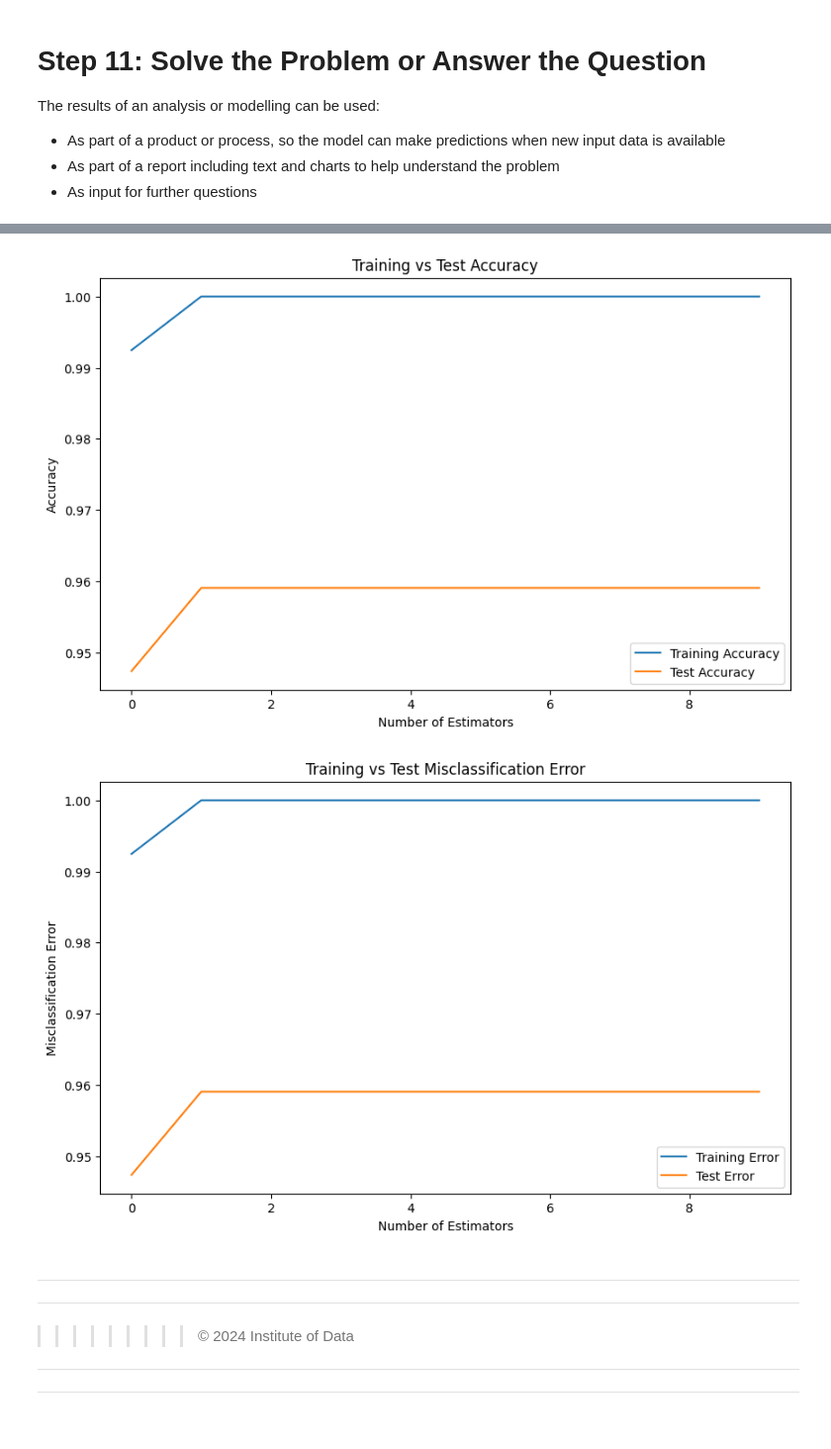
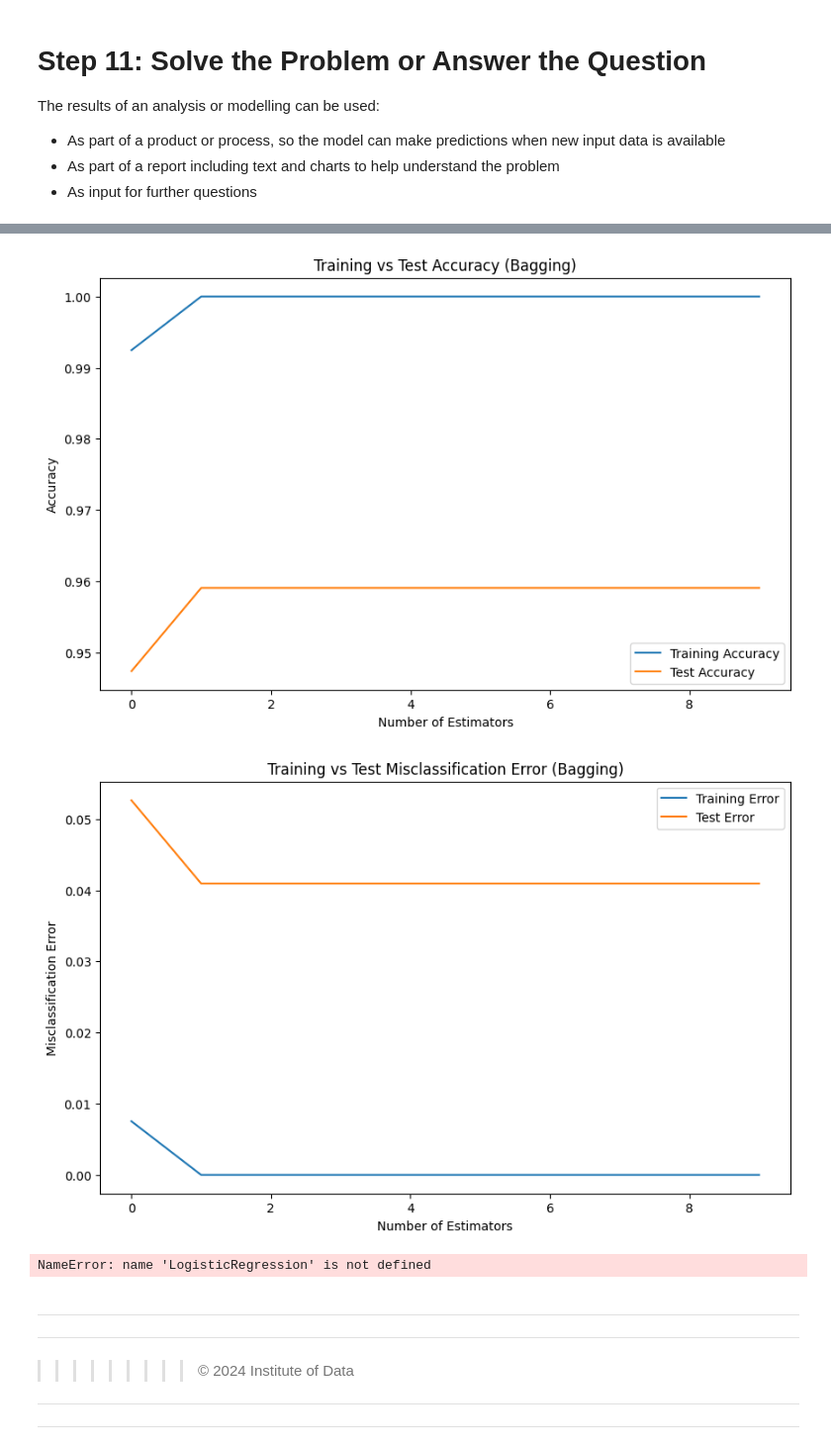
Before and after one commit to pragyanandan/Module-7, a Jupyter notebook: IOD_Lab-7_2_1 - Bagging.ipynb, the cells around one changed output, grey strips where cells are left out. Shown at 99% size. Saved outputs shown, nothing was run; the diff lists cells and outputs as text; code cells hidden in the pictures.

```diff
--- a/IOD_Lab-7_2_1 - Bagging.ipynb
+++ b/IOD_Lab-7_2_1 - Bagging.ipynb
@@ -260,11 +269,23 @@ def standardize_data(X_train, X_test):
     X_test_scaled = scaler.transform(X_test)
     return X_train_scaled, X_test_scaled
 
-# Function to define and fit the model
+# Function to define and fit the bagging model
 def train_bagging_model(X_train, y_train, n_estimators=50, random_state=42):
     model = BaggingClassifier(n_estimators=n_estimators, random_state=random_state)
     model.fit(X_train, y_train)
     return model
+
+# Function to define and fit the boosting model
+def train_boosting_model(X_train, y_train, n_estimators=50, random_state=42):
+    model = GradientBoostingClassifier(n_estimators=n_estimators, random_state=random_state)
+    model.fit(X_train, y_train)
+    return model
+
+# Function to define and fit the stacking model
+def train_stacking_model(X_train, y_train, base_estimators, final_estimator, random_state=42):
+    model = StackingClassifier(estimators=base_estimators, final_estimator=final_estimator, passthrough=True, cv=5)
+    model.fit(X_train, y_train)
+    return model
 # %% [markdown]
 # Step 9: Verify and Evaluate the Training Model
 - Use the **training** data to make predictions
@@ -328,7 +349,7 @@ The results of an analysis or modelling can be used:
 - As input for further questions
 # %%
 # Main workflow
-def main(df, target_column):
+def main(df, target_column, model_type='bagging'):
     X_train, X_test, y_train, y_test = split_data(df, target_column)
     X_train_scaled, X_test_scaled = standardize_data(X_train, X_test)
 
@@ -339,22 +360,39 @@ def main(df, target_column):
     test_errors = []
 
     for n_estimators in n_estimators_list:
-        model = train_bagging_model(X_train_scaled, y_train, n_estimators=n_estimators)
+        if model_type == 'bagging':
+            model = train_bagging_model(X_train_scaled, y_train, n_estimators=n_estimators)
+        elif model_type == 'boosting':
+            model = train_boosting_model(X_train_scaled, y_train, n_estimators=n_estimators)
+        elif model_type == 'stacking':
+            base_estimators = [
+                ('bagging', BaggingClassifier(n_estimators=n_estimators, random_state=42)),
+                ('boosting', GradientBoostingClassifier(n_estimators=n_estimators, random_state=42))
+            ]
+            final_estimator = LogisticRegression()
+            model = train_stacking_model(X_train_scaled, y_train, base_estimators, final_estimator)
+        else:
+            raise ValueError("Invalid model_type. Choose 'bagging', 'boosting', or 'stacking'.")
+
         train_accuracy, test_accuracy = evaluate_model(model, X_train_scaled, y_train, X_test_scaled, y_test)
         train_accuracies.append(train_accuracy)
         test_accuracies.append(test_accuracy)
-        train_error, test_error = evaluate_model(model, X_train_scaled, y_train, X_test_scaled, y_test)
+
+        train_error = 1 - train_accuracy
+        test_error = 1 - test_accuracy
         train_errors.append(train_error)
         test_errors.append(test_error)
 
-    plot_training_vs_test_curve(train_accuracies, test_accuracies)
-    plot_misclassification_error(train_errors, test_errors)
+    plot_training_vs_test_curve(train_accuracies, test_accuracies, title=f'Training vs Test Accuracy ({model_type.capitalize()})')
+    plot_misclassification_error(train_errors, test_errors, title=f'Training vs Test Misclassification Error ({model_type.capitalize()})')
 
 # Example usage with a dataframe df and the target column 'diagnosis'
 df = pd.read_csv('breast-cancer-wisconsin-data.csv')
 df['diagnosis'] = df['diagnosis'].map({'M': 1, 'B': 0})
 
-main(df, 'diagnosis')
+main(df, 'diagnosis', model_type='bagging')  # For bagging
+#main(df, 'diagnosis', model_type='boosting')  # For boosting
+main(df, 'diagnosis', model_type='stacking')  # For stacking
 # %% [output]
 Training Accuracy: 99.25%
 Test Accuracy: 94.74%
@@ -372,9 +410,10 @@ weighted avg       0.99      0.99      0.99       398
 
     accuracy                           0.96       171
    macro avg       0.96      0.95      0.96       171
 weighted avg       0.96      0.96      0.96       171
-[figure, old version]
+[figure, new version]
-[figure, old version]
+[figure, new version]
+NameError: name 'LogisticRegression' is not defined
 # %% [markdown]
 
 
```
Also changed, not shown: parts of 3 cells of this notebook.
